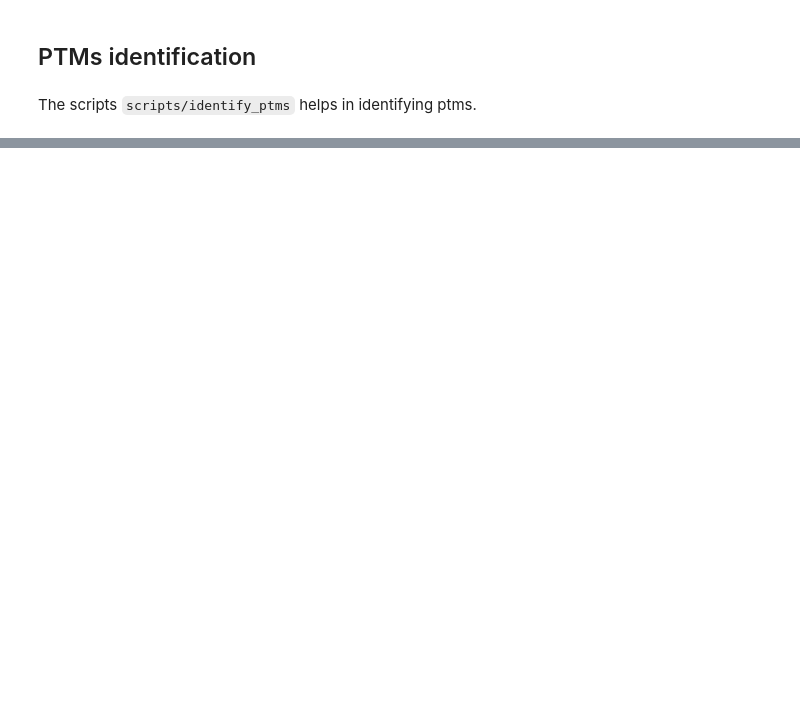
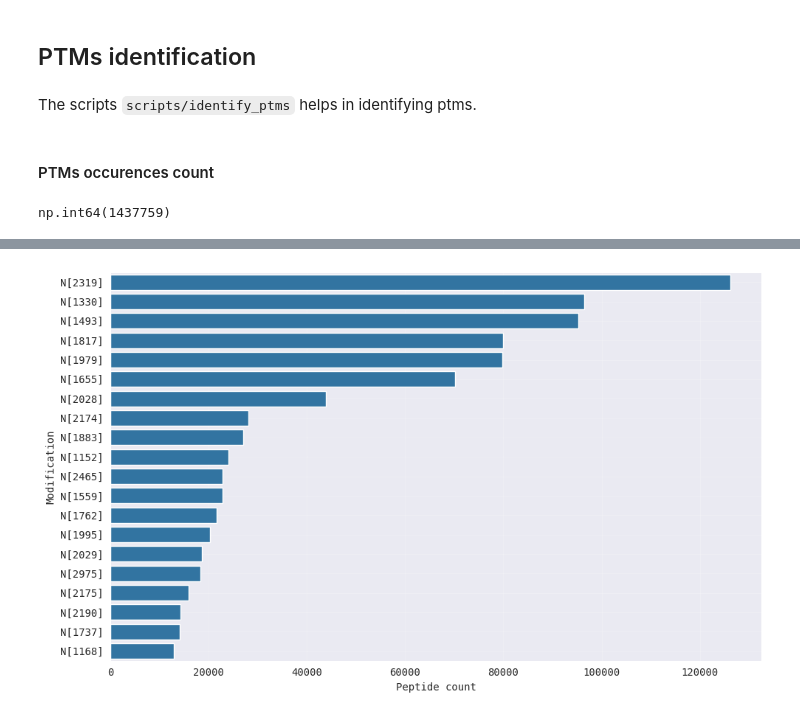
Before and after one commit to hjisaac/glycopeptide-data-lens, a Jupyter notebook: notebooks/analysis.ipynb, the cells around one changed output, grey strips where cells are left out. Saved outputs shown, nothing was run; the diff lists cells and outputs as text; code cells hidden in the pictures; blank space fills up the shorter version.

```diff
--- a/notebooks/analysis.ipynb
+++ b/notebooks/analysis.ipynb
@@ -788,3 +839,31 @@ df_missing_summary.head(10)
 ## PTMs identification
 # %% [markdown]
 The scripts `scripts/identify_ptms` helps in identifying ptms.
+# %% [markdown]
+#### PTMs occurences count
+# %%
+count_csv_path = f"{BASE_PTMS_DIR}/identified_n_glycosylation_ptms_with_all_examples_occurrences_20250502_194752.csv"
+ptms_df = pd.read_csv(count_csv_path)
+
+# Keep only the necessary columns
+ptms_df = ptms_df[["amino_acid", "glycan_mass", "modified_peptide"]]
+
+# Group by (amino_acid, glycan_mass)
+grouped = ptms_df.groupby(["amino_acid", "glycan_mass"])
+
+# Count total modified_peptide entries per group
+count_df = grouped.size().reset_index(name="modified_peptide_count")
+
+# Count unique modified_peptides per group
+unique_count_df = grouped["modified_peptide"].nunique().reset_index(name="unique_modified_peptide_count")
+
+# Save the results as CSV
+count_df.to_csv(f"{BASE_PTMS_DIR}/grouped_modified_peptide_count.csv", index=False)
+unique_count_df.to_csv(f"{BASE_PTMS_DIR}/grouped_unique_modified_peptide_count.csv", index=False)
+# %%
+count_df["peptide_modified_count"].sum()
+# %% [output]
+np.int64(1437759)
+# %%
+plot_peptide_count_per_modification(count_df, column="peptide_modified_count", top_n=20, title="", filename="top_20_modifications_barplot")
+# %% [output]
@@ -790,0 +871 @@ The scripts `scripts/identify_ptms` helps in identifying ptms.
+[figure, added]
```
Also changed, not shown: parts of 9 cells of this notebook, 4 other files.
